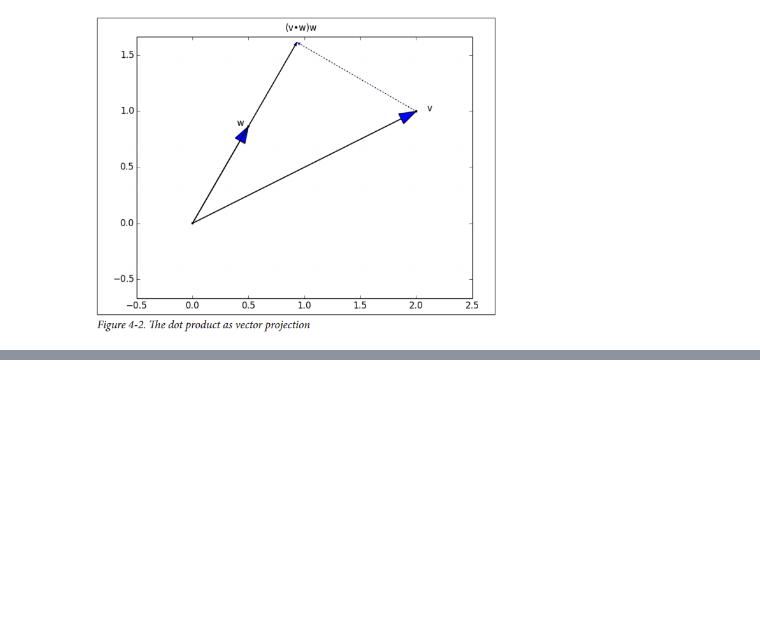
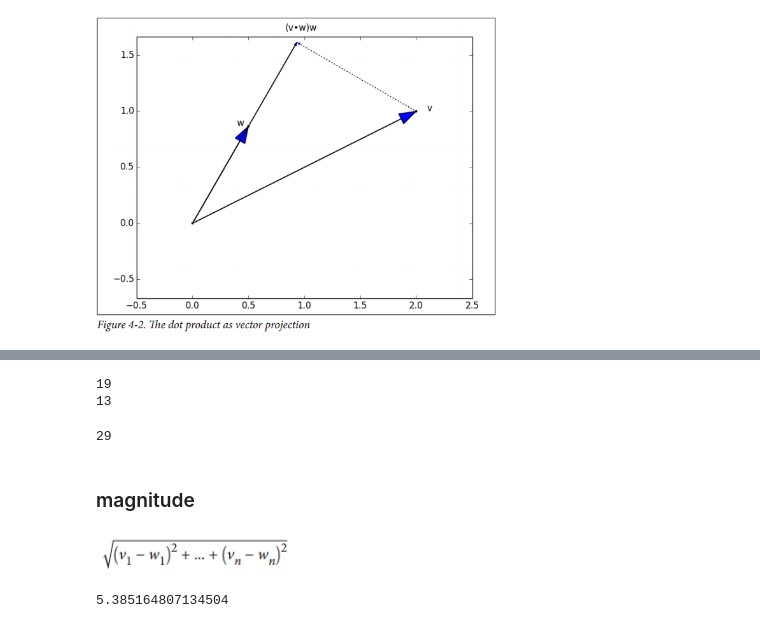
Before and after one commit to amarthey/data-science-from-scratch, a Jupyter notebook: 04_linear_algebra.ipynb, the cells around one changed output, grey strips where cells are left out. Saved outputs shown, nothing was run; the diff lists cells and outputs as text; code cells hidden in the pictures; blank space fills up the shorter version.

```diff
--- a/04_linear_algebra.ipynb
+++ b/04_linear_algebra.ipynb
@@ -156,4 +149,9 @@ Image('img/C04_002.png', width=400)
 # %%
 def dot(v, w):
-    """v_1 * w_1 + ... + v_n * w_n"""
     return sum(v_i * w_i for v_i, w_i in zip(v, w))
+
+print dot([2, 5], [7, 1])
+print dot([1, 2, 3], [-2, 0, 5])
+# %% [output]
+19
+13
@@ -245,0 +158,20 @@ def make_graph_dot_product_as_vector_projection(plt):
+# %%
+def sum_of_squares(v):
+    return dot(v, v)
+
+sum_of_squares([2, 5])
+# %% [output]
+29
+# %% [markdown]
+### magnitude
+# %%
+Image('img/C04_003.png', width=200)
+# %% [output]
+[figure, added]
+# %%
+def magnitude(v):
+    return math.sqrt(sum_of_squares(v))
+
+magnitude([2, 5])
+# %% [output]
+5.385164807134504
```
Also changed, not shown: parts of 26 cells of this notebook, 2 other files.
